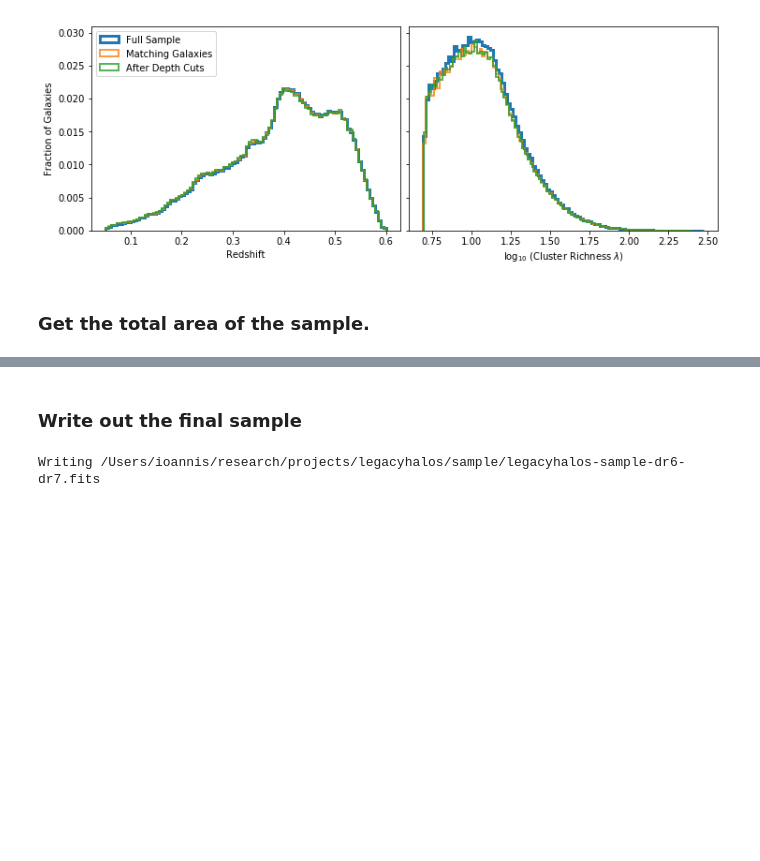
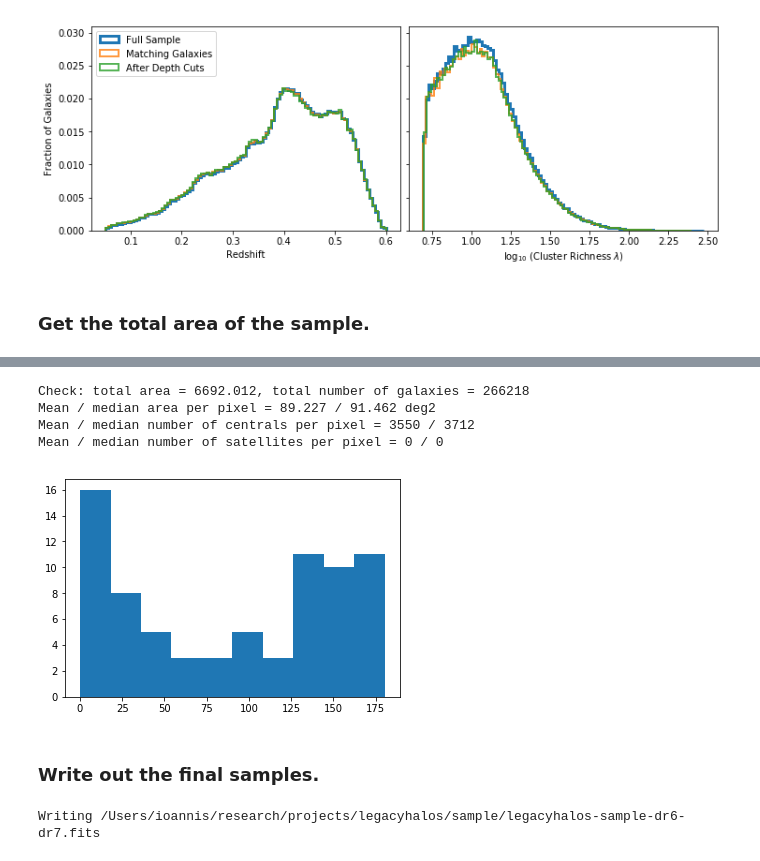
Before and after one commit to moustakas/legacyhalos, a Jupyter notebook: doc/legacyhalos-sample-selection.ipynb, the cells around one changed output, grey strips where cells are left out. Drawn from its saved outputs; the diff is of its cells as text; code cells hidden in the pictures; blank space fills up the shorter version.

Commit message:
update sample nb; create jackknife samples

```diff
--- a/doc/legacyhalos-sample-selection.ipynb
+++ b/doc/legacyhalos-sample-selection.ipynb
@@ -44,3 +52,7 @@ samplefile = os.path.join( legacyhalos.io.sample_dir(), 'legacyhalos-sample-{}.f
+# %%
+cenfile = os.path.join( legacyhalos.io.sample_dir(), 'legacyhalos-centrals-{}.fits'.format(lsdr) )
+satfile = os.path.join( legacyhalos.io.sample_dir(), 'legacyhalos-satellites-{}.fits'.format(lsdr) )
+jackfile = os.path.join( legacyhalos.io.sample_dir(), 'legacyhalos-jackknife-{}.fits'.format(lsdr) )
 # %% [markdown]
 ### Read the matched Legacy Survey and redMaPPer catalogs.
 # %%
@@ -255,22 +267,38 @@ def get_area(nside=256, qaplot=True):
         # Read the pixel weight map which quantifies the imaging footprint
         pixfile = os.path.join( legacyhalos.io.sample_dir(), 'pixweight-{}-0.22.0.fits'.format(dr) )
         pixmap = Table(fitsio.read(pixfile))
+        pixmap['DR'] = dr.upper()
 
         these = sample['RELEASE'].data == release
         thesepix = np.unique(samplepix[these])
 
         # Only keep non-empty healpixels.
         keep = ( (pixmap['FRACAREA'][thesepix] > 0) *
-                (pixmap['PSFDEPTH_G'][thesepix] > p10depth[0]) *
-                (pixmap['PSFDEPTH_R'][thesepix] > p10depth[1]) *
-                (pixmap['PSFDEPTH_Z'][thesepix] > p10depth[2])
+                (pixmap['PSFDEPTH_G'][thesepix] > 0) * # p10depth[0]) *
+                (pixmap['PSFDEPTH_R'][thesepix] > 0) * # p10depth[1]) *
+                (pixmap['PSFDEPTH_Z'][thesepix] > 0)   # p10depth[2])
                )
         outpixmap.append(pixmap[thesepix][keep])
     outpixmap = vstack(outpixmap)
 
+    print('Clamping FRACAREA at unity!')
+    toobig = outpixmap['FRACAREA'] > 1
+    if np.sum(toobig) > 0:
+        outpixmap['FRACAREA'][toobig] = 1.0
+
     # Don't double-count area, where DR6 and DR7 overlap.
     _, keep = np.unique(outpixmap['HPXPIXEL'], return_index=True)
     dup = np.delete( np.arange(len(outpixmap)), keep )
+
+    # Code to double-check for duplicates and to ensure every object
+    # has been assigned a healpixel.
+    # for pp in outpixmap['HPXPIXEL'][keep]:
+    #     if np.sum( pp == outpixmap['HPXPIXEL'][keep] ) > 1:
+    #         print('Duplicate!')
+    #         import pdb ; pdb.set_trace()
+    #     if np.sum( pp == samplepix ) == 0:
+    #         print('Missing healpixel!')
+    #         import pdb ; pdb.set_trace()
 
     area = np.sum(outpixmap['FRACAREA'][keep]) * areaperpix
     duparea = np.sum(outpixmap['FRACAREA'][dup]) * areaperpix
@@ -291,8 +319,8 @@ def get_area(nside=256, qaplot=True):
         for ll in lgnd.legendHandles:
             ll._sizes = [30]
 
-    return area, duparea
+    return area, duparea, outpixmap[keep]
 # %%
-area, duparea = get_area()
+area, duparea, pixmap = get_area()
 print('Unique area = {:.3f} deg2\nOverlapping area = {:.3f} deg2'.format(area, duparea))
 # %% [output]
@@ -301,0 +393,3 @@ Overlapping area = 21.523 deg2
+# %%
+jack = jackknife_samples(pixmap)
+jack
@@ -302,4 +418,20 @@ Overlapping area = 21.523 deg2
+# %%
+print('Check: total area = {:.3f}, total number of galaxies = {}'.format(
+    np.sum(jack['AREA']), np.sum(jack['NCEN'])))
+print('Mean / median area per pixel = {:.3f} / {:.3f} deg2'.format(
+    np.mean(jack['AREA']), np.median(jack['AREA'])))
+print('Mean / median number of centrals per pixel = {:.0f} / {:.0f}'.format(
+    np.mean(jack['NCEN']), np.median(jack['NCEN'])))
+print('Mean / median number of satellites per pixel = {:.0f} / {:.0f}'.format(
+    np.mean(jack['NSAT']), np.median(jack['NSAT'])))
+_ = plt.hist(jack['AREA'])
+# %% [output]
+Check: total area = 6692.012, total number of galaxies = 266218
+Mean / median area per pixel = 89.227 / 91.462 deg2
+Mean / median number of centrals per pixel = 3550 / 3712
+Mean / median number of satellites per pixel = 0 / 0
+[figure, added]
 # %% [markdown]
-### Write out the final sample
+### Write out the final samples.
 # %%
 print('Writing {}'.format(samplefile))
```
Also changed, not shown: parts of 9 cells of this notebook, 2 other files.
